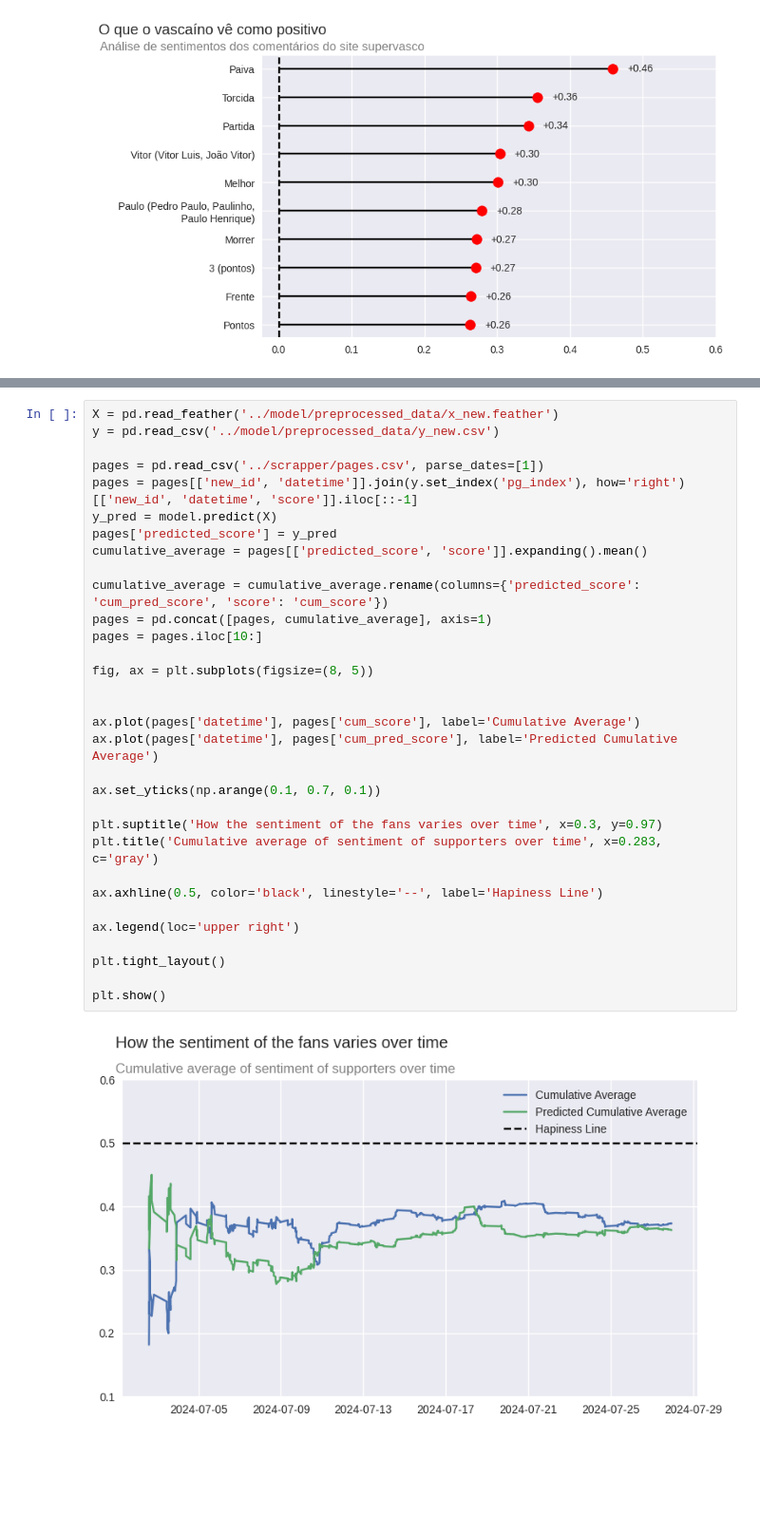
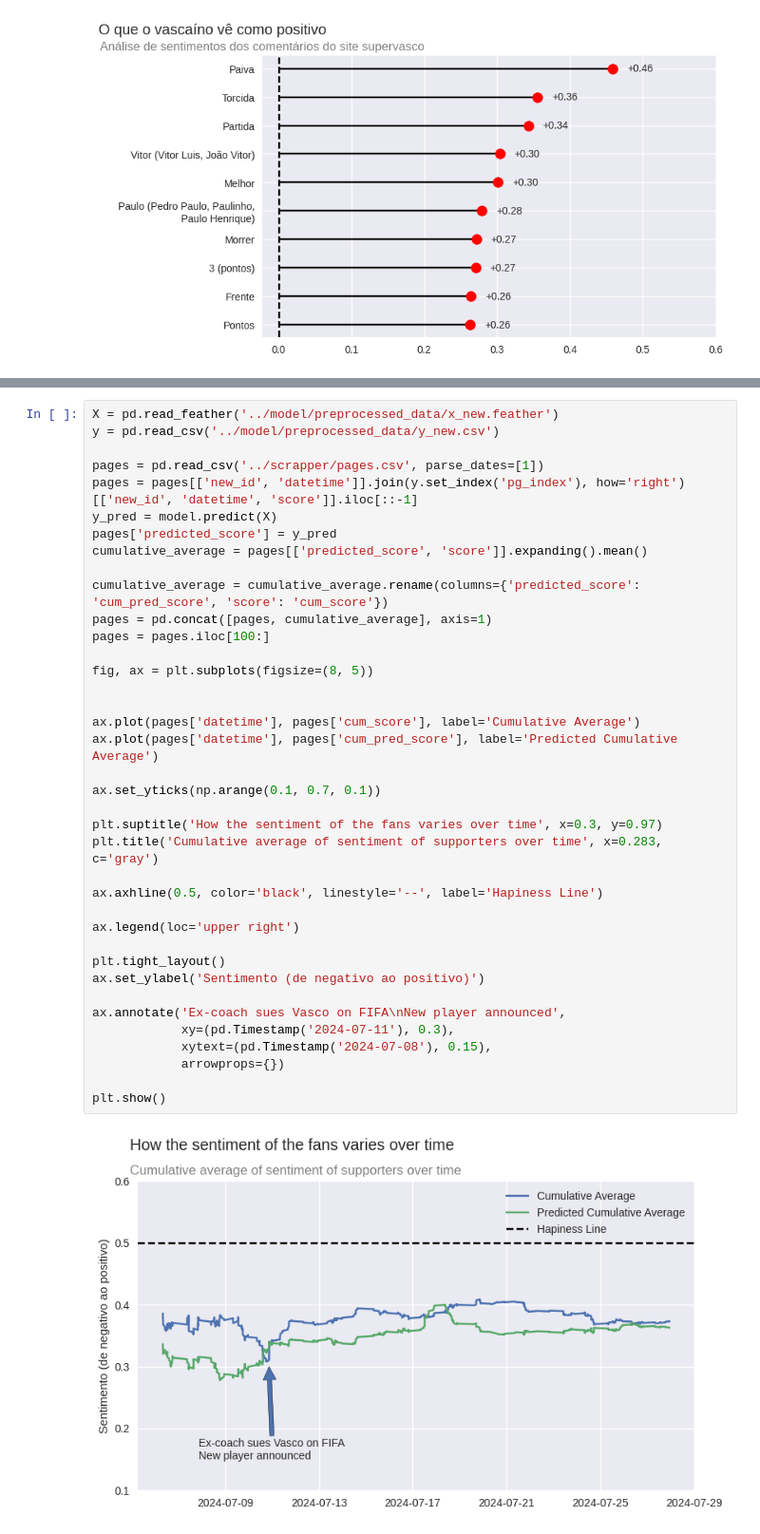
Before and after one commit to Pedroscsilva/sentimental-vasco, a Jupyter notebook: app/analysis/analysis_en.ipynb, the cells around one changed output, grey strips where cells are left out. Shown: that part at 95% size. Saved outputs shown, nothing was run; the diff lists cells and outputs as text; blank space fills up the shorter version.

```diff
--- a/app/analysis/analysis_en.ipynb
+++ b/app/analysis/analysis_en.ipynb
@@ -143,32 +143,38 @@ X = pd.read_feather('../model/preprocessed_data/x_new.feather')
 y = pd.read_csv('../model/preprocessed_data/y_new.csv')
 
 pages = pd.read_csv('../scrapper/pages.csv', parse_dates=[1])
 pages = pages[['new_id', 'datetime']].join(y.set_index('pg_index'), how='right')[['new_id', 'datetime', 'score']].iloc[::-1]
 y_pred = model.predict(X)
 pages['predicted_score'] = y_pred
 cumulative_average = pages[['predicted_score', 'score']].expanding().mean()
 
 cumulative_average = cumulative_average.rename(columns={'predicted_score': 'cum_pred_score', 'score': 'cum_score'})
 pages = pd.concat([pages, cumulative_average], axis=1)
-pages = pages.iloc[10:]
+pages = pages.iloc[100:]
 
 fig, ax = plt.subplots(figsize=(8, 5))
 
 
 ax.plot(pages['datetime'], pages['cum_score'], label='Cumulative Average')
 ax.plot(pages['datetime'], pages['cum_pred_score'], label='Predicted Cumulative Average')
 
 ax.set_yticks(np.arange(0.1, 0.7, 0.1))
 
 plt.suptitle('How the sentiment of the fans varies over time', x=0.3, y=0.97)
 plt.title('Cumulative average of sentiment of supporters over time', x=0.283, c='gray')
 
 ax.axhline(0.5, color='black', linestyle='--', label='Hapiness Line')
 
 ax.legend(loc='upper right')
 
 plt.tight_layout()
+ax.set_ylabel('Sentimento (de negativo ao positivo)')
+
+ax.annotate('Ex-coach sues Vasco on FIFA\nNew player announced',
+            xy=(pd.Timestamp('2024-07-11'), 0.3),
+            xytext=(pd.Timestamp('2024-07-08'), 0.15),
+            arrowprops={})
 
 plt.show()
 # %% [output]
-[figure, old version]
+[figure, new version]
```
Also changed, not shown: parts of 1 cell of this notebook.
